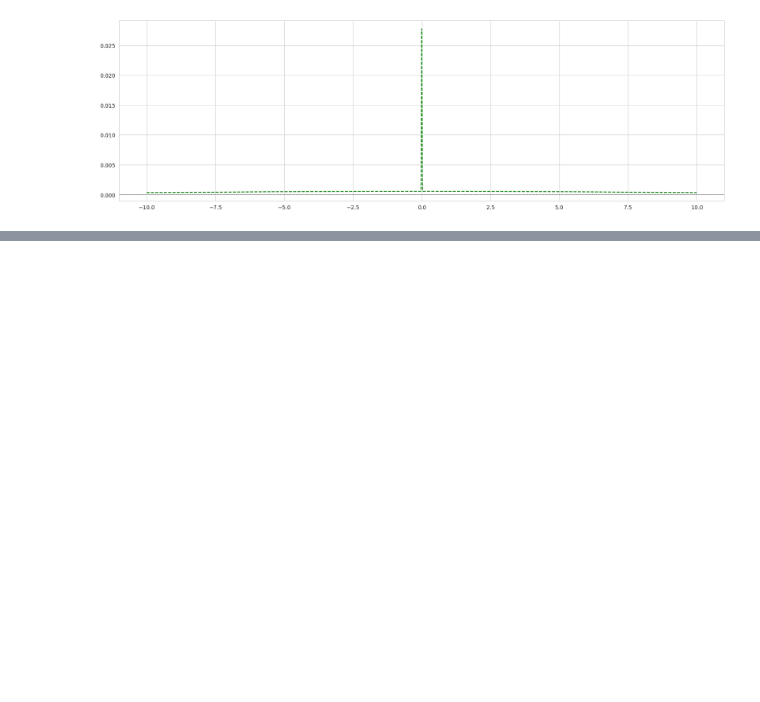
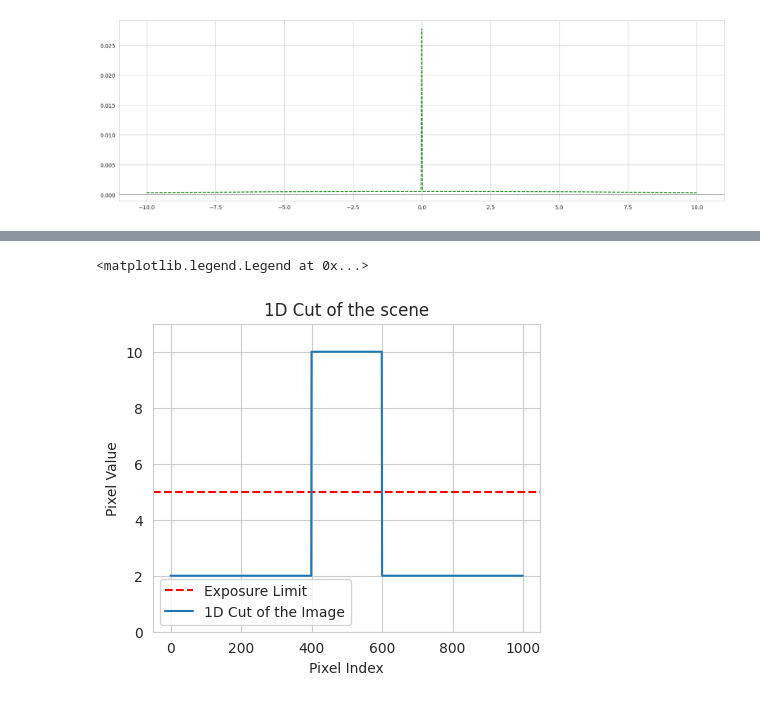
Before and after one commit to ewaMiazga/comp-photo-2025, a Jupyter notebook: blur_kernel_analysis.ipynb, the cells around one changed output, grey strips where cells are left out. Saved outputs shown, nothing was run; the diff lists cells and outputs as text; code cells hidden in the pictures; blank space fills up the shorter version.

```diff
--- a/blur_kernel_analysis.ipynb
+++ b/blur_kernel_analysis.ipynb
@@ -118,0 +141,15 @@ plt.show()
+# %%
+# 1d cut of the image
+exposure_limit = 5
+cut = image[width, :]
+plt.figure(figsize=(5, 4))
+plt.title('1D Cut of the scene')
+plt.ylim(0, 11)
+plt.axhline(exposure_limit, color='red', linestyle='--', label='Exposure Limit')
+plt.plot(cut, label='1D Cut of the Image')
+plt.xlabel('Pixel Index')
+plt.ylabel('Pixel Value')
+plt.legend()
+# %% [output]
+<matplotlib.legend.Legend at 0x...>
+[figure, added]
```
Also changed, not shown: parts of 8 cells of this notebook, 5 other files.
